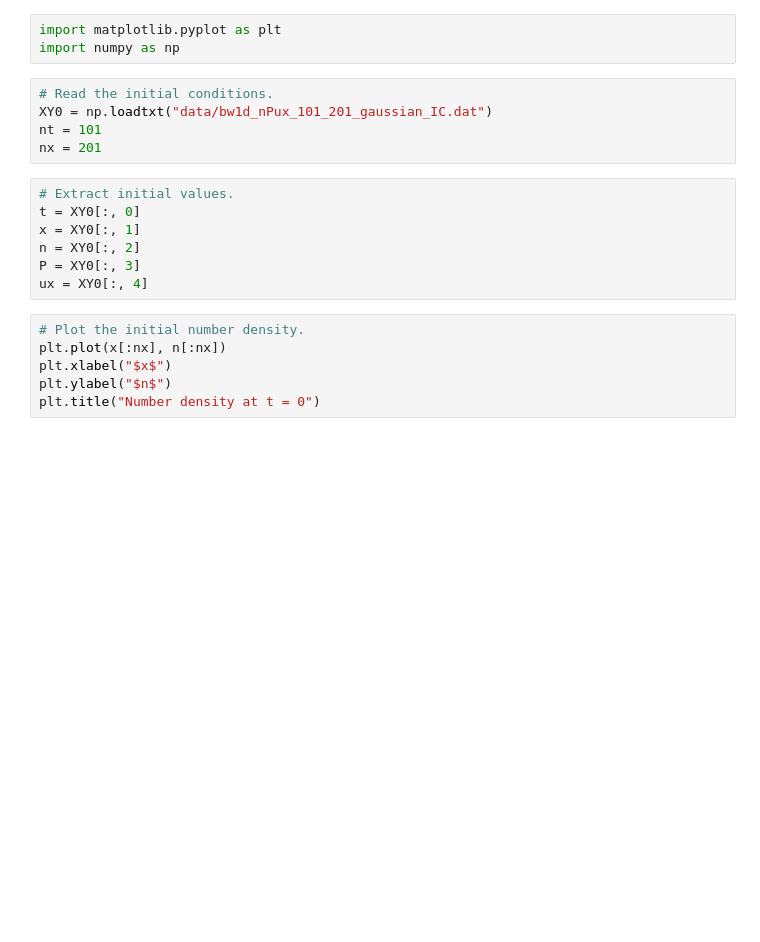
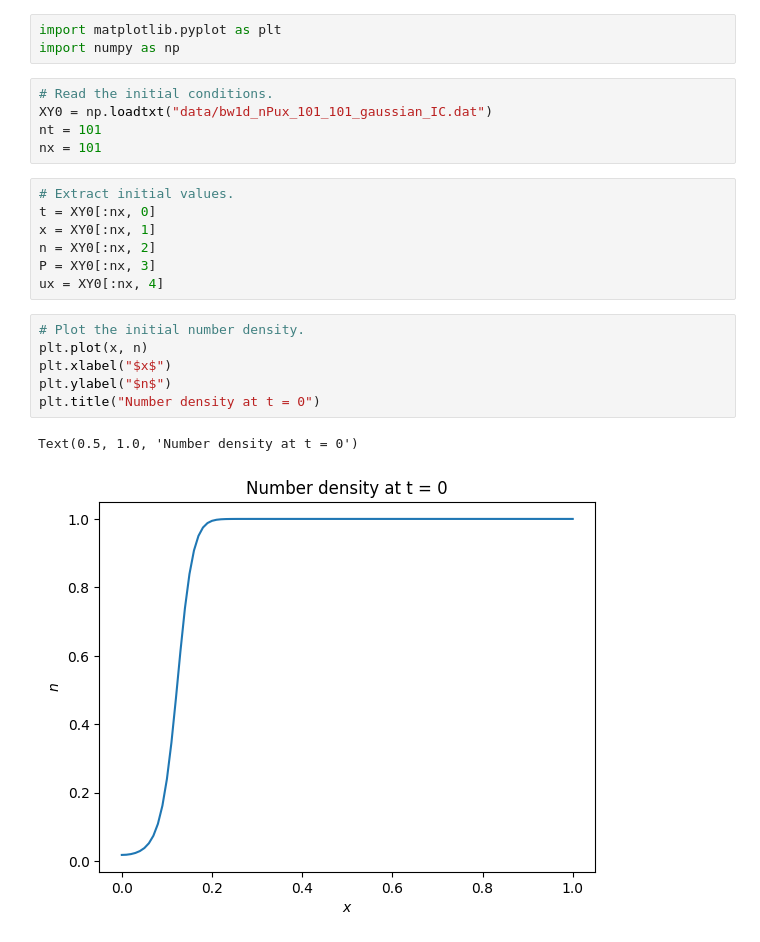
Before and after one commit to elwinter/pinn, a Jupyter notebook: problems/bw3d/bw1d_nPux/bw1d_nPux.ipynb, the cells around one changed output. Drawn from its saved outputs; the diff is of its cells as text; blank space fills up the shorter version.

```diff
--- a/problems/bw3d/bw1d_nPux/bw1d_nPux.ipynb
+++ b/problems/bw3d/bw1d_nPux/bw1d_nPux.ipynb
@@ -3,21 +3,24 @@ import matplotlib.pyplot as plt
 import numpy as np
 # %%
 # Read the initial conditions.
-XY0 = np.loadtxt("data/bw1d_nPux_101_201_gaussian_IC.dat")
+XY0 = np.loadtxt("data/bw1d_nPux_101_101_gaussian_IC.dat")
 nt = 101
-nx = 201
+nx = 101
 # %%
 # Extract initial values.
-t = XY0[:, 0]
-x = XY0[:, 1]
-n = XY0[:, 2]
-P = XY0[:, 3]
-ux = XY0[:, 4]
+t = XY0[:nx, 0]
+x = XY0[:nx, 1]
+n = XY0[:nx, 2]
+P = XY0[:nx, 3]
+ux = XY0[:nx, 4]
 # %%
 # Plot the initial number density.
-plt.plot(x[:nx], n[:nx])
+plt.plot(x, n)
 plt.xlabel("$x$")
 plt.ylabel("$n$")
 plt.title("Number density at t = 0")
+# %% [output]
+Text(0.5, 1.0, 'Number density at t = 0')
+[figure, added]
 # %%
 # Plot the initial pressure.
```
Also changed, not shown: parts of 5 cells of this notebook, 17 other files.
